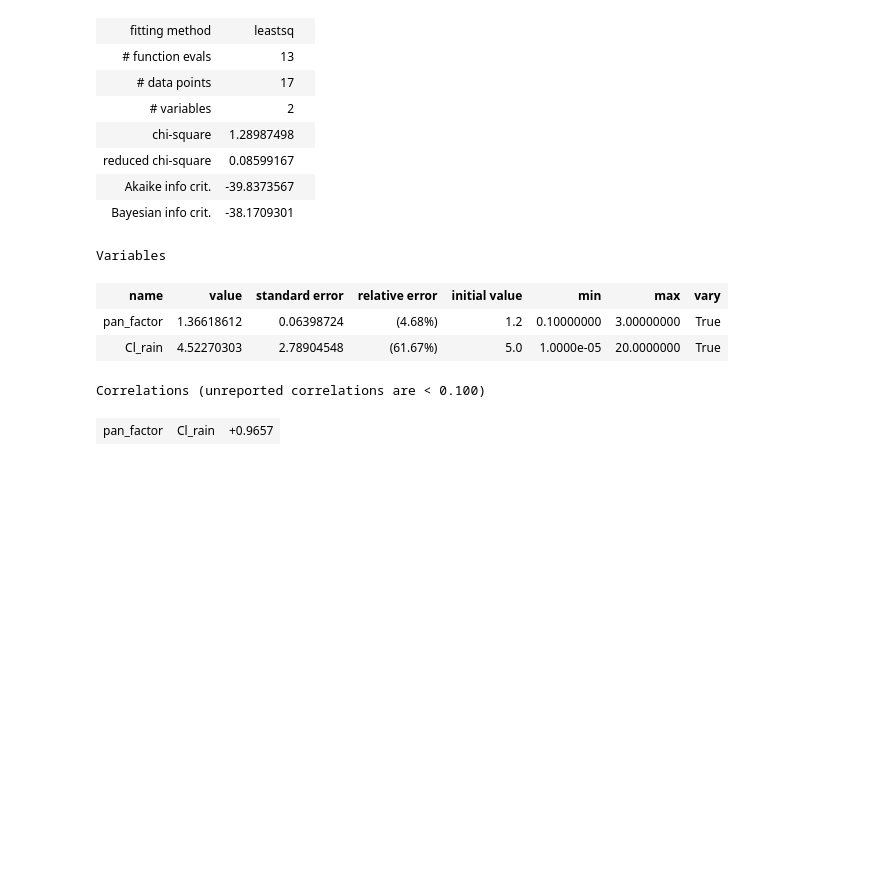
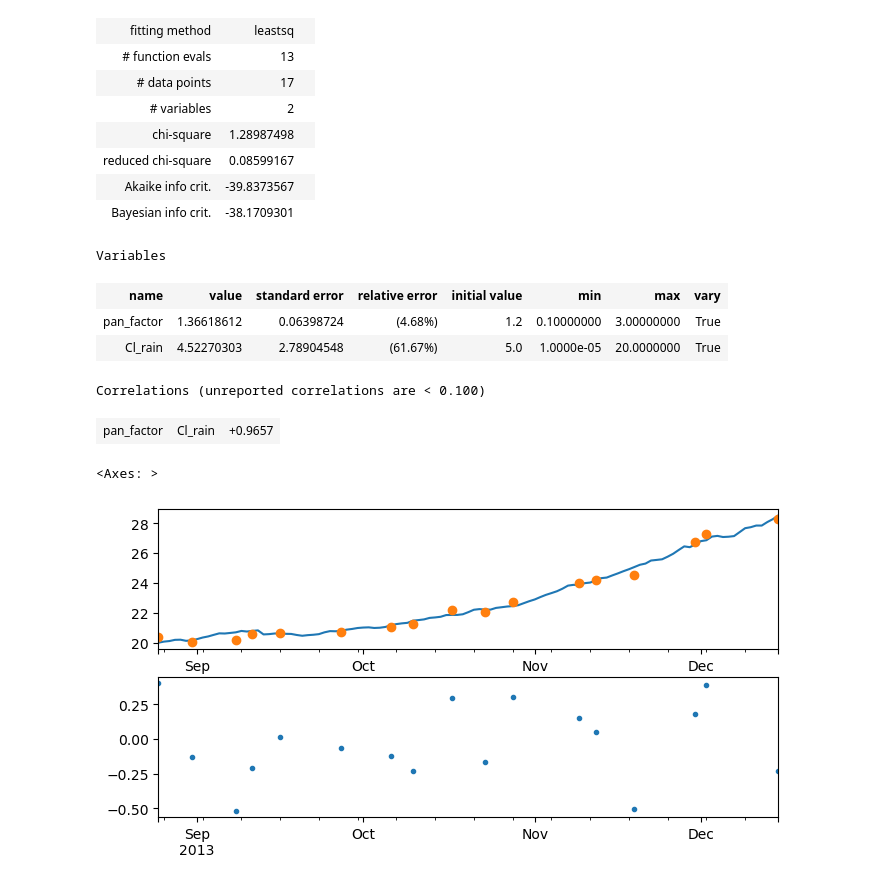
Before and after one commit to vincentpost/PythonMasterclass, a Jupyter notebook: session_6_water_balance_par_est.ipynb, the cells around one changed output. Drawn from its saved outputs; the diff is of its cells as text; code cells hidden in the pictures; blank space fills up the shorter version.

```diff
--- a/session_6_water_balance_par_est.ipynb
+++ b/session_6_water_balance_par_est.ipynb
@@ -156,3 +156,13 @@ Variables
 | Cl_rain | 4.52270303 | 2.78904548 | (61.67%) | 5.0 | 1.0000e-05 | 20.0000000 | True |
 Correlations (unreported correlations are < 0.100)
 | pan_factor | Cl_rain | +0.9657 |
+# %%
+fig, axes = plt.subplots(2, 1, figsize=(8,4))
+df = get_conc_cl(1.36618612, 4.52270303)
+df["conc_Cl"].plot(ax=axes[0])
+df["Cl_sample"].plot(ax=axes[0], marker='o')
+
+(df['Cl_sample'] - df['conc_Cl']).plot(ax=axes[1], marker='.')
+# %% [output]
+<Axes: >
+[figure, added]
```
Also changed, not shown: 1 other file.
